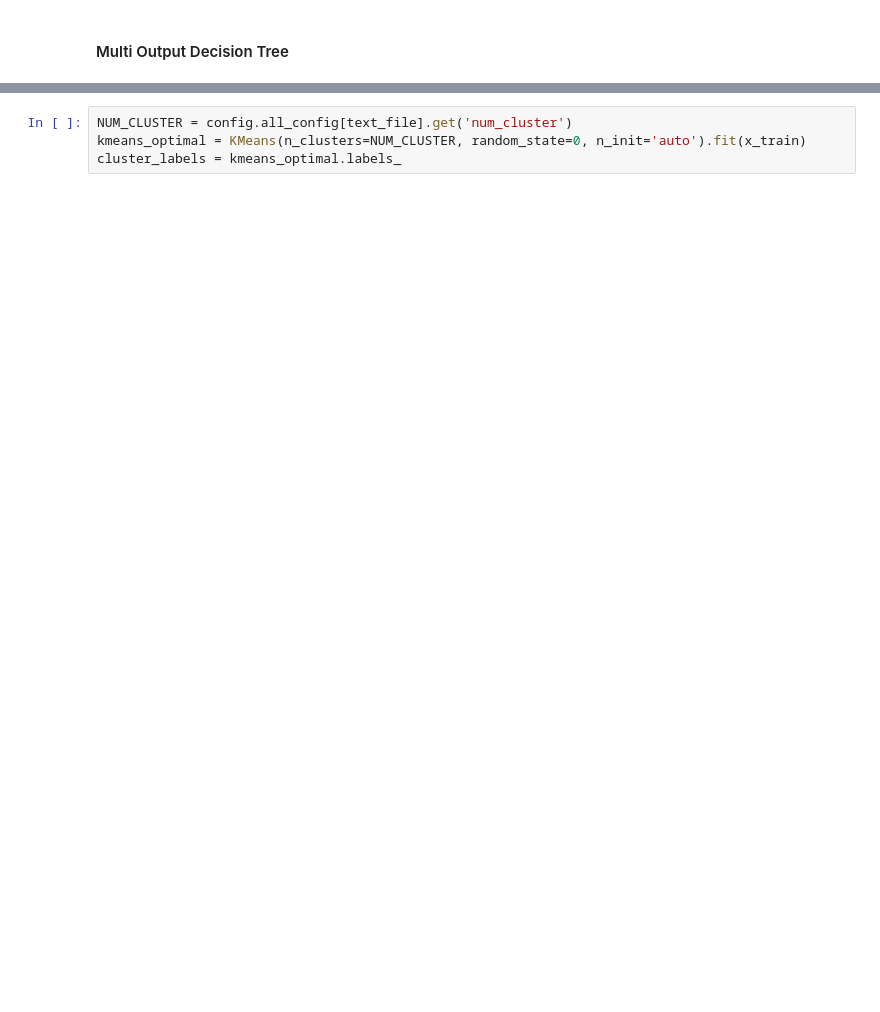
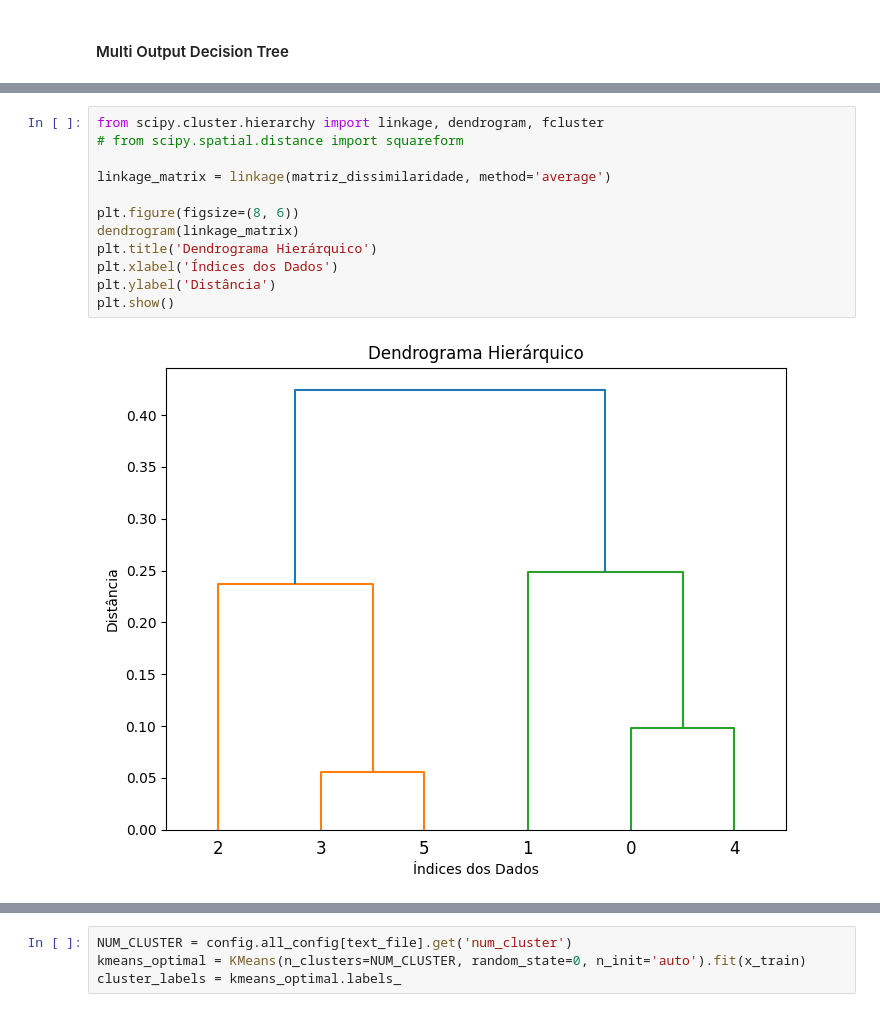
Before and after one commit to yanborges/RMT_TCC, a Jupyter notebook: RMT_TCC.ipynb, the cells around one changed output, grey strips where cells are left out. Drawn from its saved outputs; the diff is of its cells as text; blank space fills up the shorter version.

```diff
--- a/RMT_TCC.ipynb
+++ b/RMT_TCC.ipynb
@@ -272,0 +301,14 @@ Train ulti Output Decision Tree:  0.5084439633615251
+# %%
+from scipy.cluster.hierarchy import linkage, dendrogram, fcluster
+# from scipy.spatial.distance import squareform
+
+linkage_matrix = linkage(matriz_dissimilaridade, method='average')
+
+plt.figure(figsize=(8, 6))
+dendrogram(linkage_matrix)
+plt.title('Dendrograma Hierárquico')
+plt.xlabel('Índices dos Dados')
+plt.ylabel('Distância')
+plt.show()
+# %% [output]
+[figure, added]
```
Also changed, not shown: parts of 83 cells of this notebook, 4 other files.
